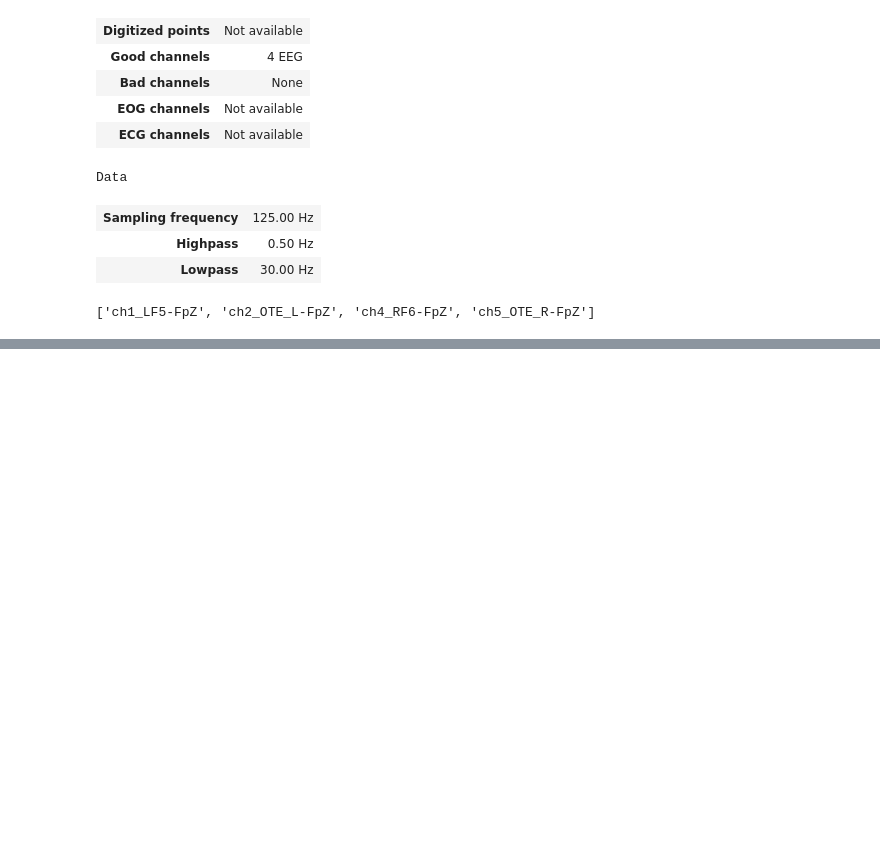
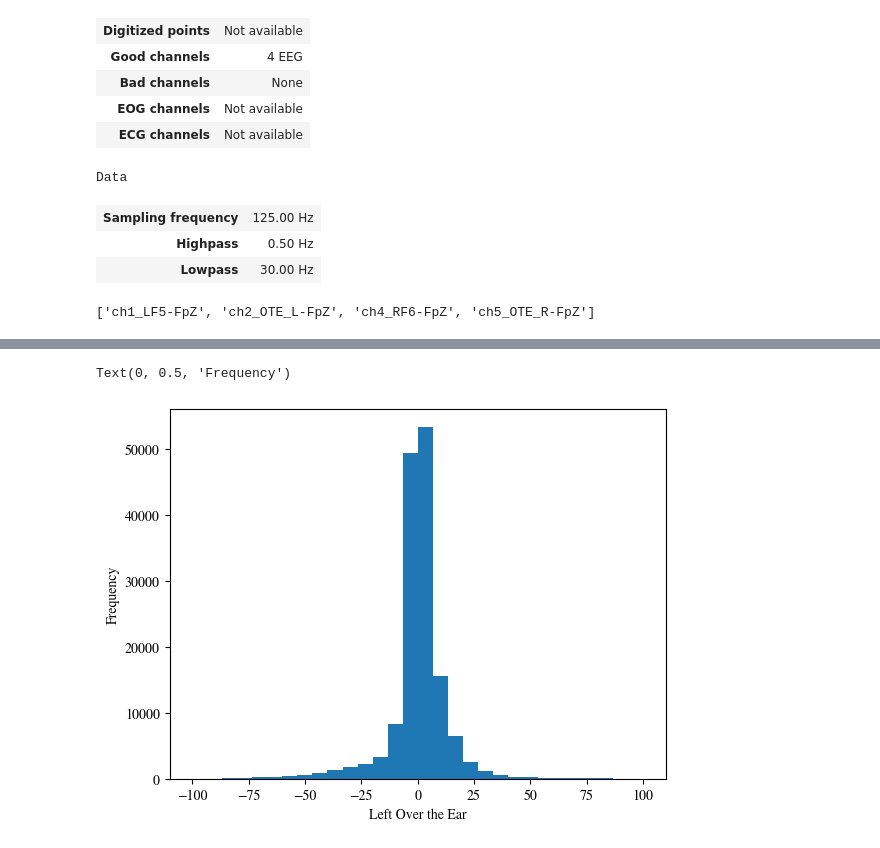
Before and after one commit to SenuraHansaja/H-IoT-Golob-Rice-Compression-Automation, a Jupyter notebook: EEG data/histogram_plots.ipynb, the cells around one changed output, grey strips where cells are left out. Drawn from its saved outputs; the diff is of its cells as text; code cells hidden in the pictures; blank space fills up the shorter version.

```diff
--- a/EEG data/histogram_plots.ipynb
+++ b/EEG data/histogram_plots.ipynb
@@ -49,0 +59,7 @@ Text(0, 0.5, 'Histogram')
+# %%
+plt.hist(raw_data[1], bins = 30, range = [-100, 100])
+plt.xlabel('Left Over the Ear')
+plt.ylabel('Frequency')
+# %% [output]
+Text(0, 0.5, 'Frequency')
+[figure, added]
```
Also changed, not shown: parts of 4 cells of this notebook.
